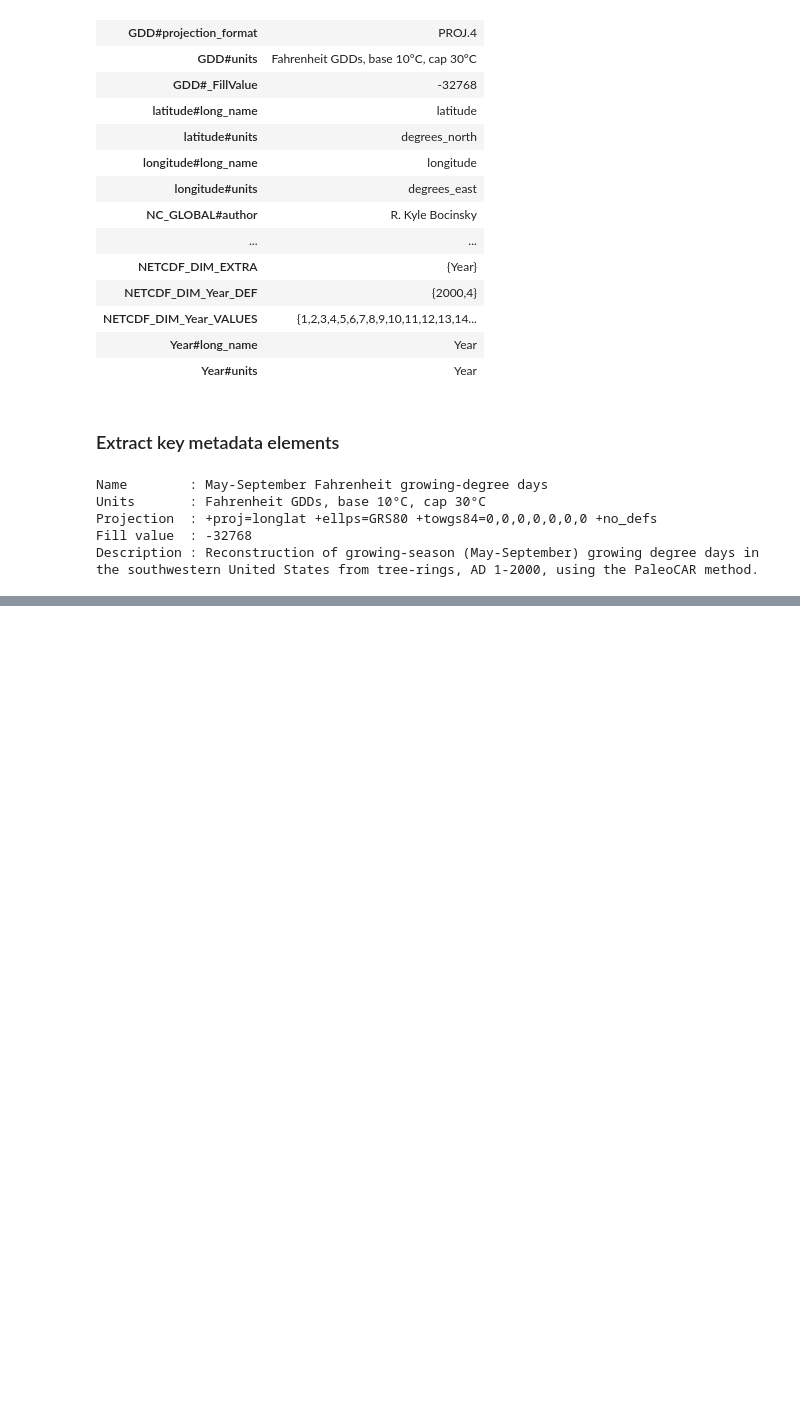
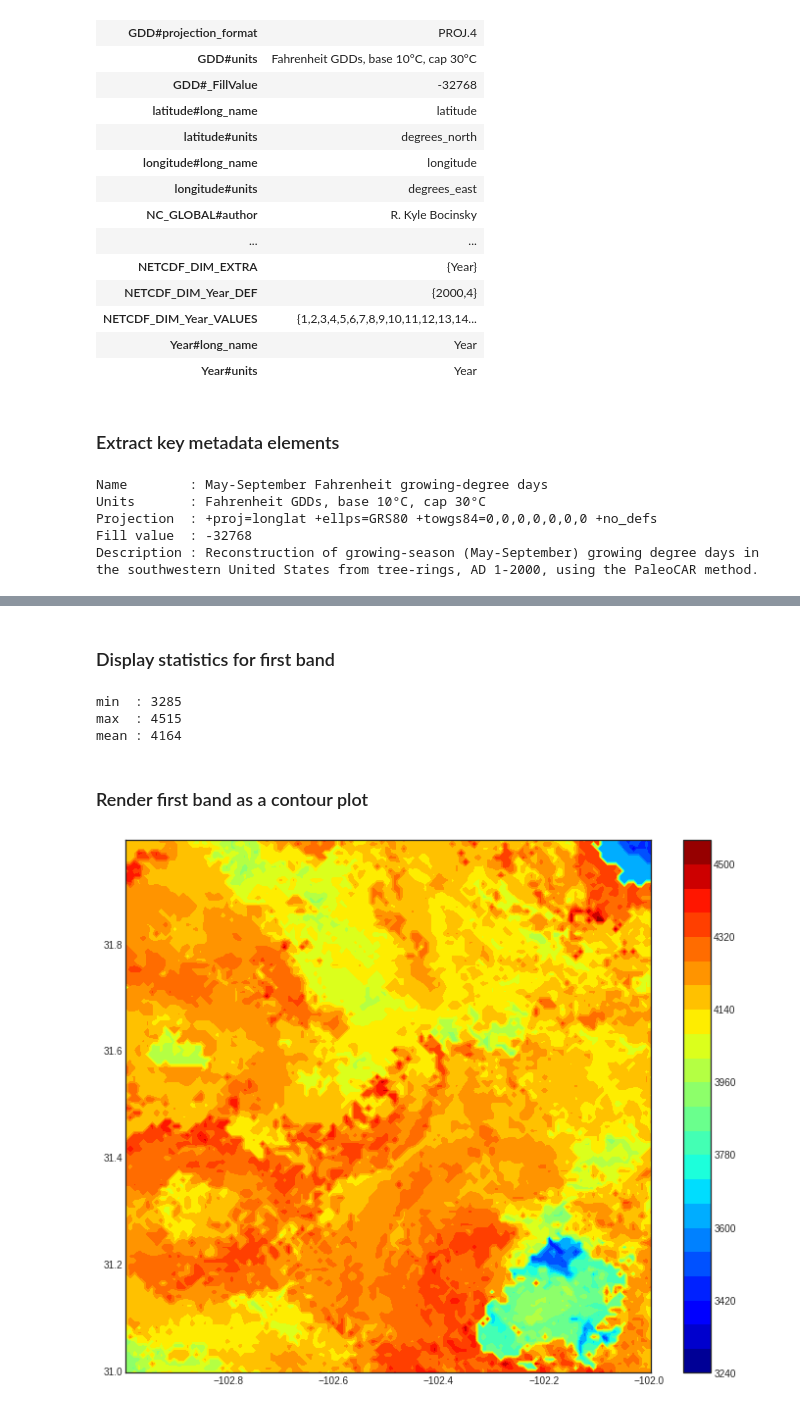
Before and after one commit to openskope/skope-notebooks, a Jupyter notebook: download_paleocar_dataset_from_noaa.ipynb, the cells around one changed output, grey strips where cells are left out. Saved outputs shown, nothing was run; the diff lists cells and outputs as text; code cells hidden in the pictures; blank space fills up the shorter version.

Commit message:
Analyze first band and view as contour graph.

```diff
--- a/download_paleocar_dataset_from_noaa.ipynb
+++ b/download_paleocar_dataset_from_noaa.ipynb
@@ -321,0 +327,12 @@ Description : Reconstruction of growing-season (May-September) growing degree da
+# %%
+# get the first band
+band = dataset.GetRasterBand(1)
+
+# print out key properties of the band
+print('width in pixels      : %d' % (band.XSize))
+print('height in pixels     : %d' % (band.YSize))
+print('block size           : %s' % (band.GetBlockSize()))
+print('units                : %s' % (band.GetUnitType()))
+print('data type            : %s' % (gdal.GetDataTypeName(band.DataType)))
+print('data type size (bits): %s' % gdal.GetDataTypeSize(band.DataType))
+print('nodata value         : %d' % (band.GetNoDataValue()))
@@ -321,0 +349,4 @@ Description : Reconstruction of growing-season (May-September) growing degree da
+# %%
+# get band pixel values as a numpy array
+band_1_array = band.ReadAsArray()
+display(band_1_array)
@@ -321,0 +361,24 @@ Description : Reconstruction of growing-season (May-September) growing degree da
+# %% [markdown]
+### Display statistics for first band
+# %%
+print('min  : %d' % (np.amin(band_1_array)))
+print('max  : %d' % (np.amax(band_1_array)))
+print('mean : %d' % (np.mean(band_1_array)))
+# %% [output]
+min  : 3285
+max  : 4515
+mean : 4164
+# %% [markdown]
+### Render first band as a contour plot
+# %%
+%matplotlib inline
+plt.style.use('seaborn-white')
+
+x = np.linspace(origin_x, origin_x + 1, 120)
+y = np.linspace(origin_y, origin_y - 1, 120)
+fig = plt.figure(figsize=(12,10))
+X, Y = np.meshgrid(x, y)
+plt.contourf( X, Y, band_1_array, 20, cmap='jet')
+plt.colorbar();
+# %% [output]
+[figure, added]
```
Also changed, not shown: parts of 6 cells of this notebook.
